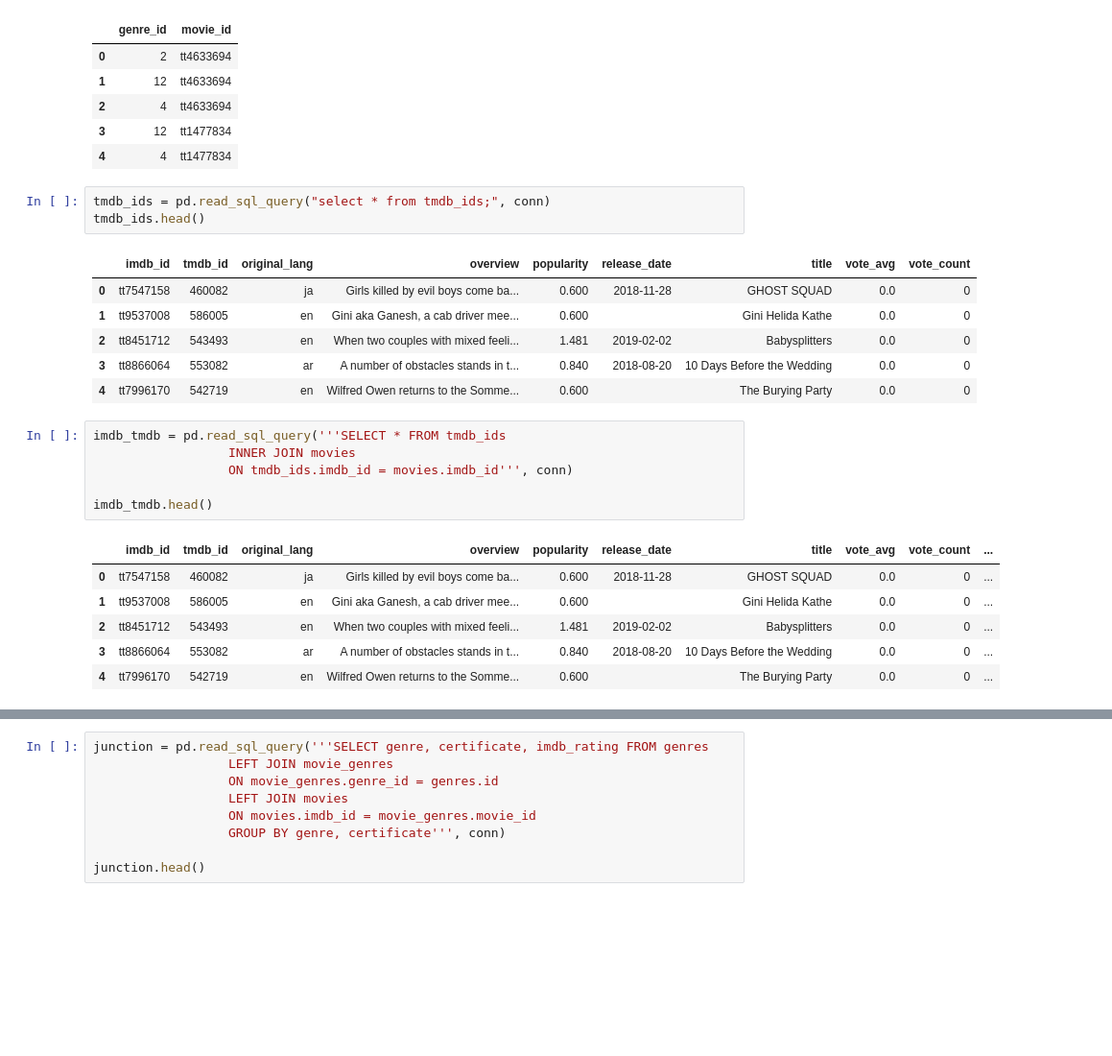
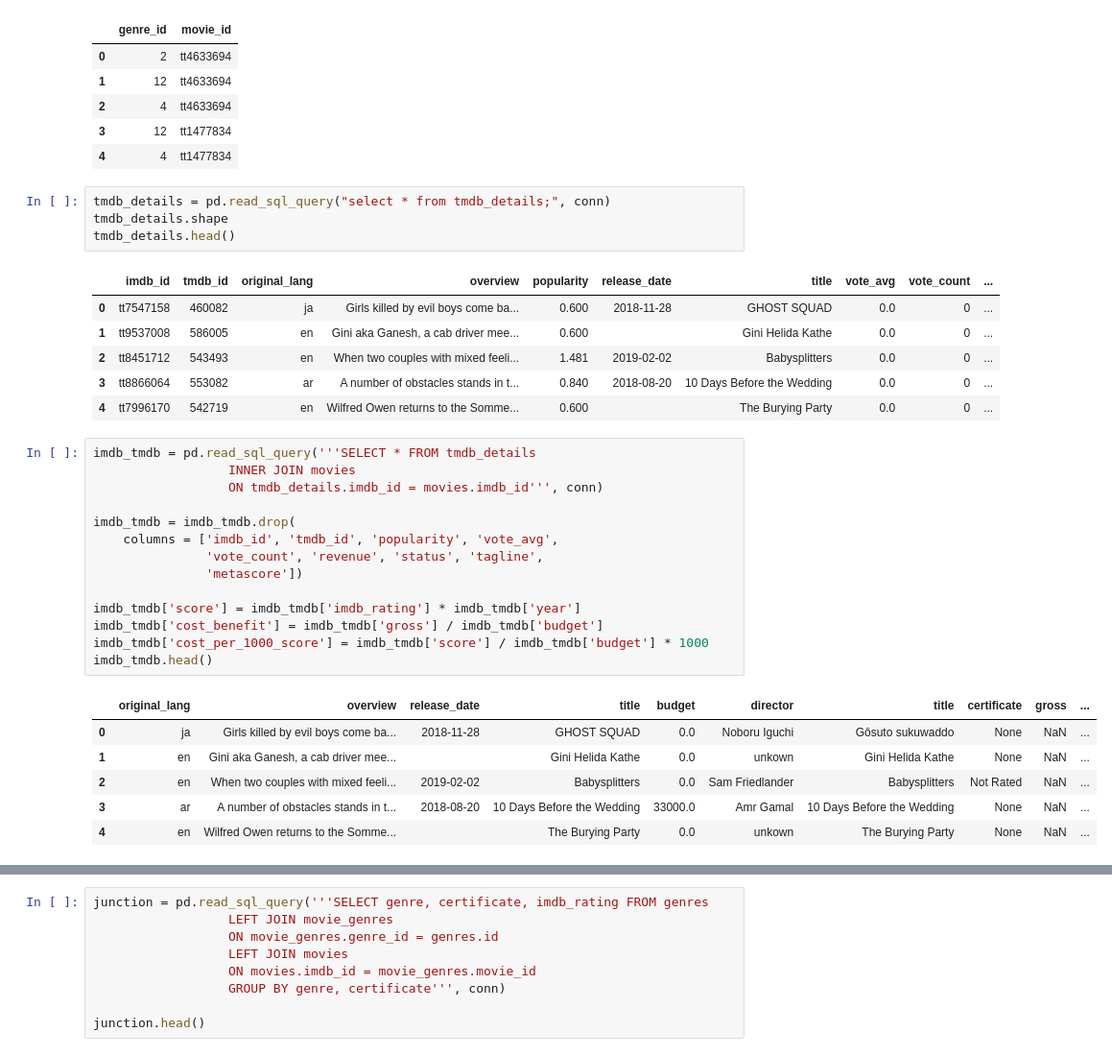
Before and after one commit to MsJacksonIYN/movies_mod1, a Jupyter notebook: EDA.ipynb, the cells around one changed output, grey strips where cells are left out. Shown at 96% size. Saved outputs shown, nothing was run; the diff lists cells and outputs as text; blank space fills up the shorter version.

```diff
--- a/EDA.ipynb
+++ b/EDA.ipynb
@@ -37,25 +37,34 @@ movie_genres.head()
 | 3 | 12 | tt1477834 |
 | 4 | 4 | tt1477834 |
 # %%
-tmdb_ids = pd.read_sql_query("select * from tmdb_ids;", conn)
-tmdb_ids.head()
+tmdb_details = pd.read_sql_query("select * from tmdb_details;", conn)
+tmdb_details.shape
+tmdb_details.head()
 # %% [output]
-|  | imdb_id | tmdb_id | original_lang | overview | popularity | release_date | title | vote_avg | vote_count |
-| 0 | tt7547158 | 460082 | ja | Girls killed by evil boys come ba... | 0.600 | 2018-11-28 | GHOST SQUAD | 0.0 | 0 |
-| 1 | tt9537008 | 586005 | en | Gini aka Ganesh, a cab driver mee... | 0.600 |  | Gini Helida Kathe | 0.0 | 0 |
-| 2 | tt8451712 | 543493 | en | When two couples with mixed feeli... | 1.481 | 2019-02-02 | Babysplitters | 0.0 | 0 |
-| 3 | tt8866064 | 553082 | ar | A number of obstacles stands in t... | 0.840 | 2018-08-20 | 10 Days Before the Wedding | 0.0 | 0 |
-| 4 | tt7996170 | 542719 | en | Wilfred Owen returns to the Somme... | 0.600 |  | The Burying Party | 0.0 | 0 |
+|  | imdb_id | tmdb_id | original_lang | overview | popularity | release_date | title | vote_avg | vote_count | ... |
+| 0 | tt7547158 | 460082 | ja | Girls killed by evil boys come ba... | 0.600 | 2018-11-28 | GHOST SQUAD | 0.0 | 0 | ... |
+| 1 | tt9537008 | 586005 | en | Gini aka Ganesh, a cab driver mee... | 0.600 |  | Gini Helida Kathe | 0.0 | 0 | ... |
+| 2 | tt8451712 | 543493 | en | When two couples with mixed feeli... | 1.481 | 2019-02-02 | Babysplitters | 0.0 | 0 | ... |
+| 3 | tt8866064 | 553082 | ar | A number of obstacles stands in t... | 0.840 | 2018-08-20 | 10 Days Before the Wedding | 0.0 | 0 | ... |
+| 4 | tt7996170 | 542719 | en | Wilfred Owen returns to the Somme... | 0.600 |  | The Burying Party | 0.0 | 0 | ... |
 # %%
-imdb_tmdb = pd.read_sql_query('''SELECT * FROM tmdb_ids
+imdb_tmdb = pd.read_sql_query('''SELECT * FROM tmdb_details
                   INNER JOIN movies
-                  ON tmdb_ids.imdb_id = movies.imdb_id''', conn)
+                  ON tmdb_details.imdb_id = movies.imdb_id''', conn)
 
+imdb_tmdb = imdb_tmdb.drop(
+    columns = ['imdb_id', 'tmdb_id', 'popularity', 'vote_avg',
+               'vote_count', 'revenue', 'status', 'tagline',
+               'metascore'])
+
+imdb_tmdb['score'] = imdb_tmdb['imdb_rating'] * imdb_tmdb['year']
+imdb_tmdb['cost_benefit'] = imdb_tmdb['gross'] / imdb_tmdb['budget']
+imdb_tmdb['cost_per_1000_score'] = imdb_tmdb['score'] / imdb_tmdb['budget'] * 1000
 imdb_tmdb.head()
 # %% [output]
-|  | imdb_id | tmdb_id | original_lang | overview | popularity | release_date | title | vote_avg | vote_count | ... |
-| 0 | tt7547158 | 460082 | ja | Girls killed by evil boys come ba... | 0.600 | 2018-11-28 | GHOST SQUAD | 0.0 | 0 | ... |
-| 1 | tt9537008 | 586005 | en | Gini aka Ganesh, a cab driver mee... | 0.600 |  | Gini Helida Kathe | 0.0 | 0 | ... |
-| 2 | tt8451712 | 543493 | en | When two couples with mixed feeli... | 1.481 | 2019-02-02 | Babysplitters | 0.0 | 0 | ... |
-| 3 | tt8866064 | 553082 | ar | A number of obstacles stands in t... | 0.840 | 2018-08-20 | 10 Days Before the Wedding | 0.0 | 0 | ... |
-| 4 | tt7996170 | 542719 | en | Wilfred Owen returns to the Somme... | 0.600 |  | The Burying Party | 0.0 | 0 | ... |
+|  | original_lang | overview | release_date | title | budget | director | title | certificate | gross | ... |
+| 0 | ja | Girls killed by evil boys come ba... | 2018-11-28 | GHOST SQUAD | 0.0 | Noboru Iguchi | Gôsuto sukuwaddo | None | NaN | ... |
+| 1 | en | Gini aka Ganesh, a cab driver mee... |  | Gini Helida Kathe | 0.0 | unkown | Gini Helida Kathe | None | NaN | ... |
+| 2 | en | When two couples with mixed feeli... | 2019-02-02 | Babysplitters | 0.0 | Sam Friedlander | Babysplitters | Not Rated | NaN | ... |
+| 3 | ar | A number of obstacles stands in t... | 2018-08-20 | 10 Days Before the Wedding | 33000.0 | Amr Gamal | 10 Days Before the Wedding | None | NaN | ... |
+| 4 | en | Wilfred Owen returns to the Somme... |  | The Burying Party | 0.0 | unkown | The Burying Party | None | NaN | ... |
```
Also changed, not shown: parts of 4 cells of this notebook.
